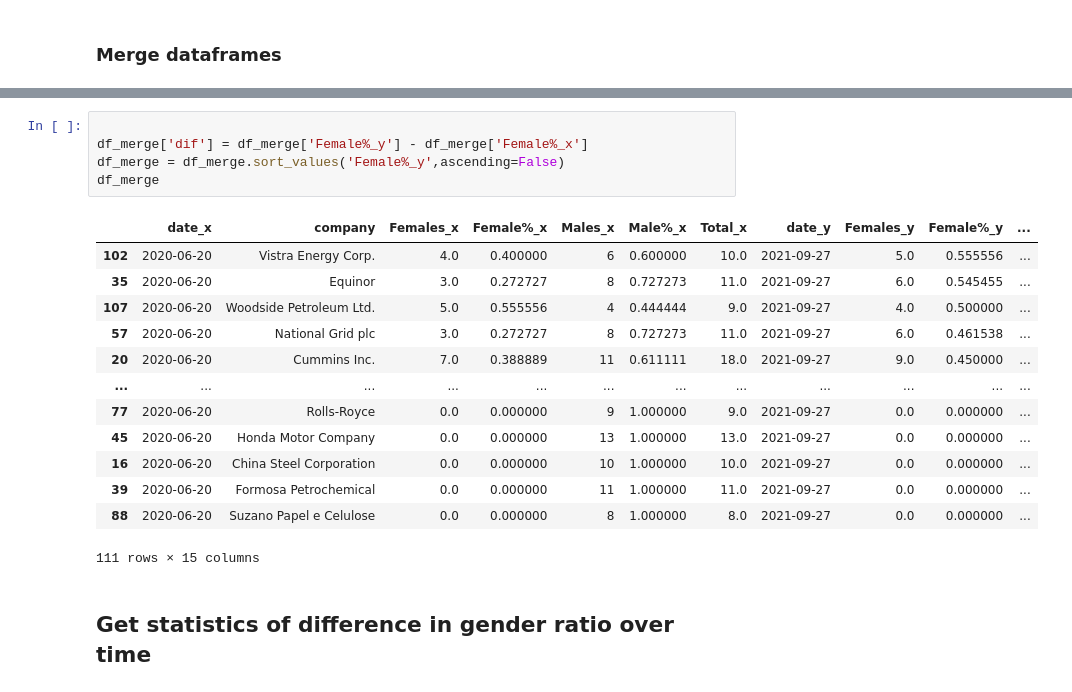
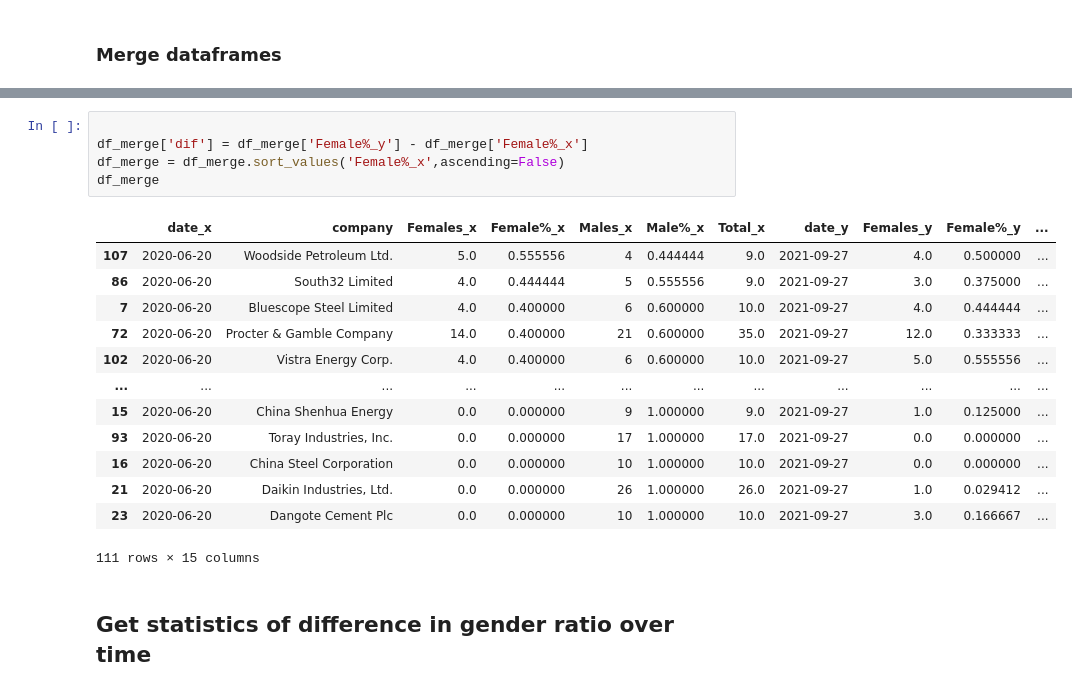
Before and after one commit to fingers53/GenderGifsSVL, a Jupyter notebook: making_gif.ipynb, the cells around one changed output, grey strips where cells are left out. Drawn from its saved outputs; the diff is of its cells as text.

```diff
--- a/making_gif.ipynb
+++ b/making_gif.ipynb
@@ -89,21 +102,21 @@ df_merge
 # %%
 
 df_merge['dif'] = df_merge['Female%_y'] - df_merge['Female%_x']
-df_merge = df_merge.sort_values('Female%_y',ascending=False)
+df_merge = df_merge.sort_values('Female%_x',ascending=False)
 df_merge
 # %% [output]
 |  | date_x | company | Females_x | Female%_x | Males_x | Male%_x | Total_x | date_y | Females_y | Female%_y | ... |
+| 107 | 2020-06-20 | Woodside Petroleum Ltd. | 5.0 | 0.555556 | 4 | 0.444444 | 9.0 | 2021-09-27 | 4.0 | 0.500000 | ... |
+| 86 | 2020-06-20 | South32 Limited | 4.0 | 0.444444 | 5 | 0.555556 | 9.0 | 2021-09-27 | 3.0 | 0.375000 | ... |
+| 7 | 2020-06-20 | Bluescope Steel Limited | 4.0 | 0.400000 | 6 | 0.600000 | 10.0 | 2021-09-27 | 4.0 | 0.444444 | ... |
+| 72 | 2020-06-20 | Procter & Gamble Company | 14.0 | 0.400000 | 21 | 0.600000 | 35.0 | 2021-09-27 | 12.0 | 0.333333 | ... |
 | 102 | 2020-06-20 | Vistra Energy Corp. | 4.0 | 0.400000 | 6 | 0.600000 | 10.0 | 2021-09-27 | 5.0 | 0.555556 | ... |
-| 35 | 2020-06-20 | Equinor | 3.0 | 0.272727 | 8 | 0.727273 | 11.0 | 2021-09-27 | 6.0 | 0.545455 | ... |
-| 107 | 2020-06-20 | Woodside Petroleum Ltd. | 5.0 | 0.555556 | 4 | 0.444444 | 9.0 | 2021-09-27 | 4.0 | 0.500000 | ... |
-| 57 | 2020-06-20 | National Grid plc | 3.0 | 0.272727 | 8 | 0.727273 | 11.0 | 2021-09-27 | 6.0 | 0.461538 | ... |
-| 20 | 2020-06-20 | Cummins Inc. | 7.0 | 0.388889 | 11 | 0.611111 | 18.0 | 2021-09-27 | 9.0 | 0.450000 | ... |
 | ... | ... | ... | ... | ... | ... | ... | ... | ... | ... | ... | ... |
-| 77 | 2020-06-20 | Rolls-Royce | 0.0 | 0.000000 | 9 | 1.000000 | 9.0 | 2021-09-27 | 0.0 | 0.000000 | ... |
-| 45 | 2020-06-20 | Honda Motor Company | 0.0 | 0.000000 | 13 | 1.000000 | 13.0 | 2021-09-27 | 0.0 | 0.000000 | ... |
+| 15 | 2020-06-20 | China Shenhua Energy | 0.0 | 0.000000 | 9 | 1.000000 | 9.0 | 2021-09-27 | 1.0 | 0.125000 | ... |
+| 93 | 2020-06-20 | Toray Industries, Inc. | 0.0 | 0.000000 | 17 | 1.000000 | 17.0 | 2021-09-27 | 0.0 | 0.000000 | ... |
 | 16 | 2020-06-20 | China Steel Corporation | 0.0 | 0.000000 | 10 | 1.000000 | 10.0 | 2021-09-27 | 0.0 | 0.000000 | ... |
-| 39 | 2020-06-20 | Formosa Petrochemical | 0.0 | 0.000000 | 11 | 1.000000 | 11.0 | 2021-09-27 | 0.0 | 0.000000 | ... |
-| 88 | 2020-06-20 | Suzano Papel e Celulose | 0.0 | 0.000000 | 8 | 1.000000 | 8.0 | 2021-09-27 | 0.0 | 0.000000 | ... |
+| 21 | 2020-06-20 | Daikin Industries, Ltd. | 0.0 | 0.000000 | 26 | 1.000000 | 26.0 | 2021-09-27 | 1.0 | 0.029412 | ... |
+| 23 | 2020-06-20 | Dangote Cement Plc | 0.0 | 0.000000 | 10 | 1.000000 | 10.0 | 2021-09-27 | 3.0 | 0.166667 | ... |
 111 rows × 15 columns
 # %% [markdown]
 ## Get statistics of difference in gender ratio over time
```
Also changed, not shown: parts of 8 cells of this notebook, 1 other file.
